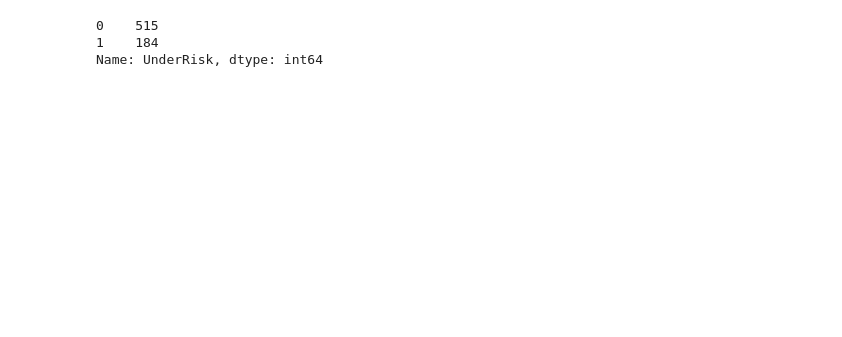
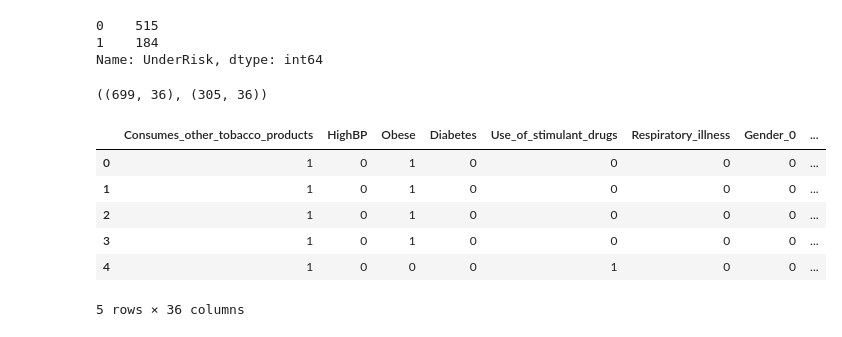
Before and after one commit to RahulGupta16/Machinehack-Cardiac-Risk-Prediction, a Jupyter notebook: Cardiac Risk Prediction.ipynb, the cells around one changed output. Cells and saved outputs as stored; diff of their text form; code cells hidden in the pictures; blank space fills up the shorter version.

```diff
--- a/Cardiac Risk Prediction.ipynb
+++ b/Cardiac Risk Prediction.ipynb
@@ -239,0 +247,3 @@ Name: UnderRisk, dtype: int64
+# %%
+train['disease'] = train.Gender.astype('str')+train.Consumes_other_tobacco_products.astype('str')+train.Use_of_stimulant_drugs.astype('str')+train['HighBP'].astype('str')+train.Obese.astype('str')+train.Diabetes.astype('str')+train.Respiratory_illness.astype('str')
+test['disease'] = test.Gender.astype('str')+test.Consumes_other_tobacco_products.astype('str')+test.Use_of_stimulant_drugs.astype('str')+test['HighBP'].astype('str')+test.Obese.astype('str')+test.Diabetes.astype('str')+test.Respiratory_illness.astype('str')
@@ -347,4 +413,18 @@ def model(m, train, label, test, random, need = False):
         print('Training Loss :{}                                    Testing Loss : {}'.format(log_loss(ytrain,tr_pred),log_loss(yval,te_pred)))
     if need :
         return(pd.DataFrame(m.predict_proba(test), index = test.index))
+# %%
+train.shape, test.shape
+# %% [output]
+((699, 36), (305, 36))
+# %%
+train.head()
+# %% [output]
+|  | Consumes_other_tobacco_products | HighBP | Obese | Diabetes | Use_of_stimulant_drugs | Respiratory_illness | Gender_0 | ... |
+| 0 | 1 | 0 | 1 | 0 | 0 | 0 | 0 | ... |
+| 1 | 1 | 0 | 1 | 0 | 0 | 0 | 0 | ... |
+| 2 | 1 | 0 | 1 | 0 | 0 | 0 | 0 | ... |
+| 3 | 1 | 0 | 1 | 0 | 0 | 0 | 0 | ... |
+| 4 | 1 | 0 | 0 | 0 | 1 | 0 | 0 | ... |
+5 rows × 36 columns
 # %%
```
Also changed, not shown: parts of 40 cells of this notebook, 2 other files.
